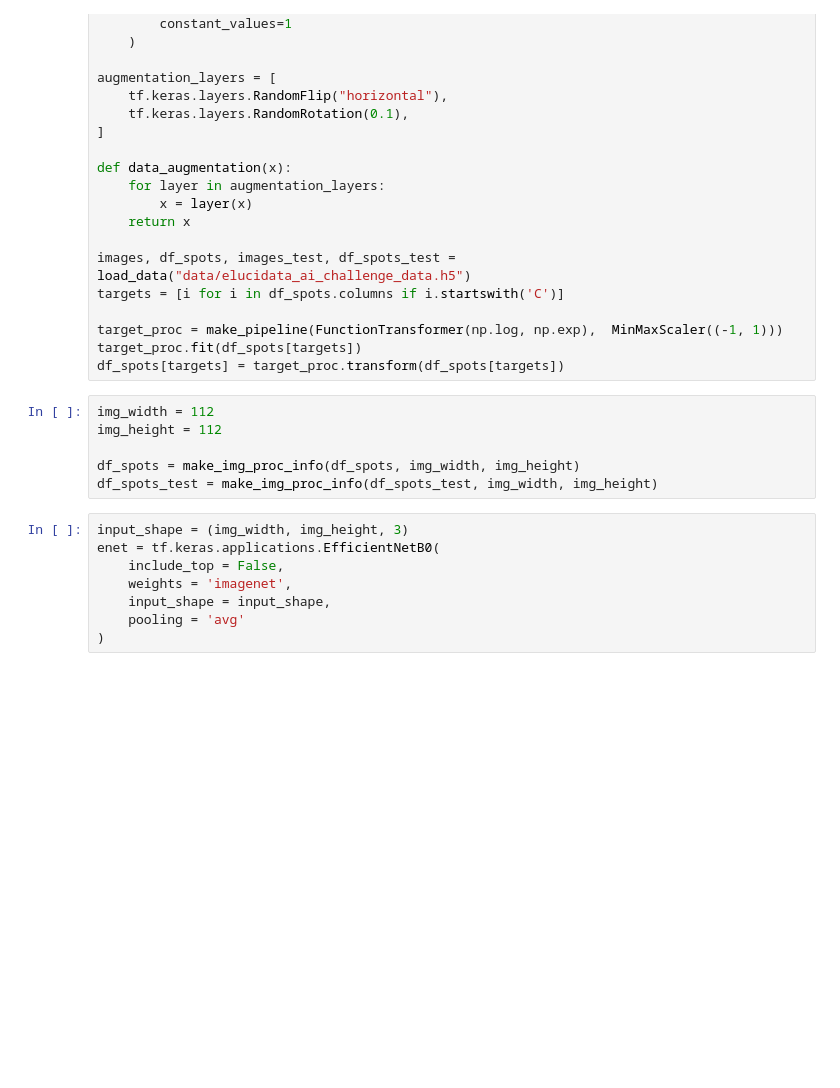
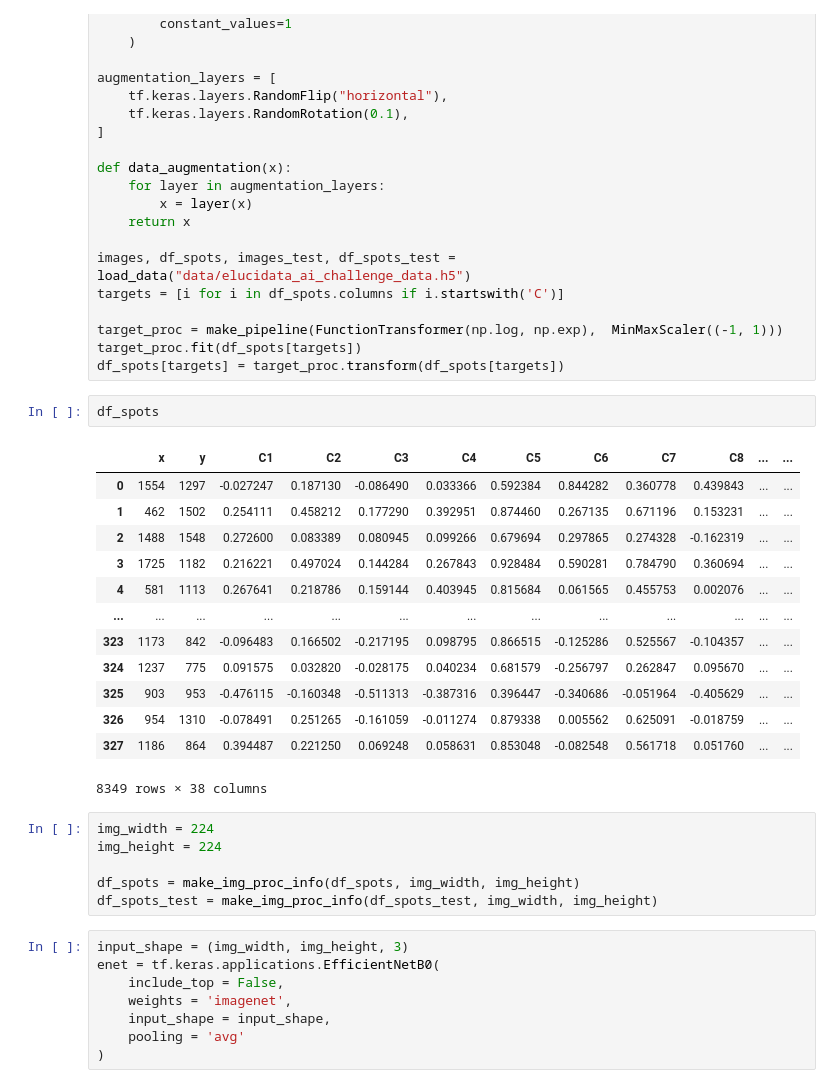
Before and after one commit to sunkusun9/sunkusun9, a Jupyter notebook: kaggle/Elucidata/ML_eff_b0_2.ipynb, the cells around one changed output. Saved outputs shown, nothing was run; the diff lists cells and outputs as text; blank space fills up the shorter version.

```diff
--- a/kaggle/Elucidata/ML_eff_b0_2.ipynb
+++ b/kaggle/Elucidata/ML_eff_b0_2.ipynb
@@ -115,9 +115,25 @@ targets = [i for i in df_spots.columns if i.startswith('C')]
 target_proc = make_pipeline(FunctionTransformer(np.log, np.exp),  MinMaxScaler((-1, 1)))
 target_proc.fit(df_spots[targets])
 df_spots[targets] = target_proc.transform(df_spots[targets])
+# %%
+df_spots
+# %% [output]
+|  | x | y | C1 | C2 | C3 | C4 | C5 | C6 | C7 | C8 | ... | ... |
+| 0 | 1554 | 1297 | -0.027247 | 0.187130 | -0.086490 | 0.033366 | 0.592384 | 0.844282 | 0.360778 | 0.439843 | ... | ... |
+| 1 | 462 | 1502 | 0.254111 | 0.458212 | 0.177290 | 0.392951 | 0.874460 | 0.267135 | 0.671196 | 0.153231 | ... | ... |
+| 2 | 1488 | 1548 | 0.272600 | 0.083389 | 0.080945 | 0.099266 | 0.679694 | 0.297865 | 0.274328 | -0.162319 | ... | ... |
+| 3 | 1725 | 1182 | 0.216221 | 0.497024 | 0.144284 | 0.267843 | 0.928484 | 0.590281 | 0.784790 | 0.360694 | ... | ... |
+| 4 | 581 | 1113 | 0.267641 | 0.218786 | 0.159144 | 0.403945 | 0.815684 | 0.061565 | 0.455753 | 0.002076 | ... | ... |
+| ... | ... | ... | ... | ... | ... | ... | ... | ... | ... | ... | ... | ... |
+| 323 | 1173 | 842 | -0.096483 | 0.166502 | -0.217195 | 0.098795 | 0.866515 | -0.125286 | 0.525567 | -0.104357 | ... | ... |
+| 324 | 1237 | 775 | 0.091575 | 0.032820 | -0.028175 | 0.040234 | 0.681579 | -0.256797 | 0.262847 | 0.095670 | ... | ... |
+| 325 | 903 | 953 | -0.476115 | -0.160348 | -0.511313 | -0.387316 | 0.396447 | -0.340686 | -0.051964 | -0.405629 | ... | ... |
+| 326 | 954 | 1310 | -0.078491 | 0.251265 | -0.161059 | -0.011274 | 0.879338 | 0.005562 | 0.625091 | -0.018759 | ... | ... |
+| 327 | 1186 | 864 | 0.394487 | 0.221250 | 0.069248 | 0.058631 | 0.853048 | -0.082548 | 0.561718 | 0.051760 | ... | ... |
+8349 rows × 38 columns
 # %%
-img_width = 112
-img_height = 112
+img_width = 224
+img_height = 224
 
 df_spots = make_img_proc_info(df_spots, img_width, img_height)
 df_spots_test = make_img_proc_info(df_spots_test, img_width, img_height)
```
Also changed, not shown: parts of 9 cells of this notebook, 2 other files.
